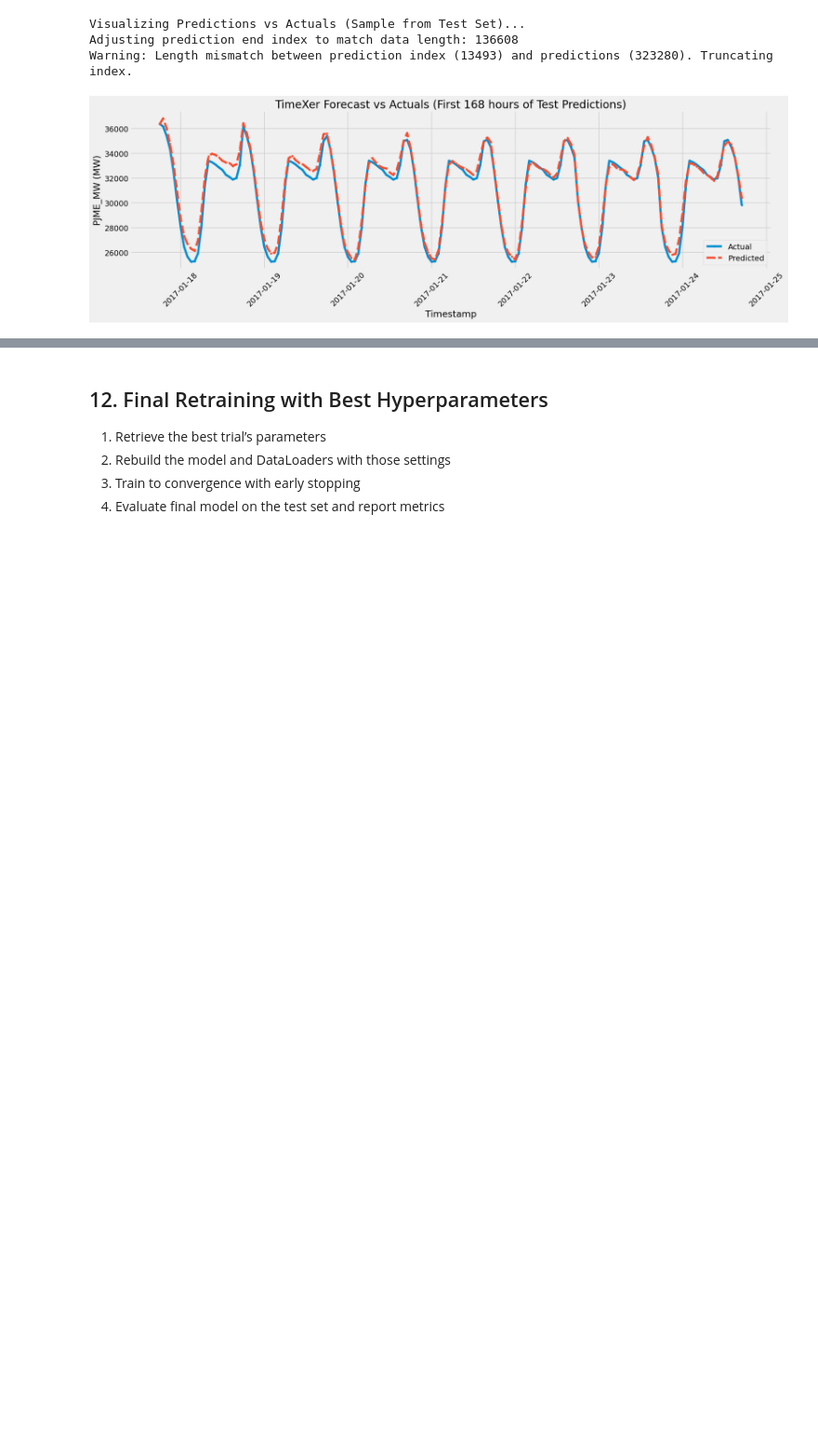
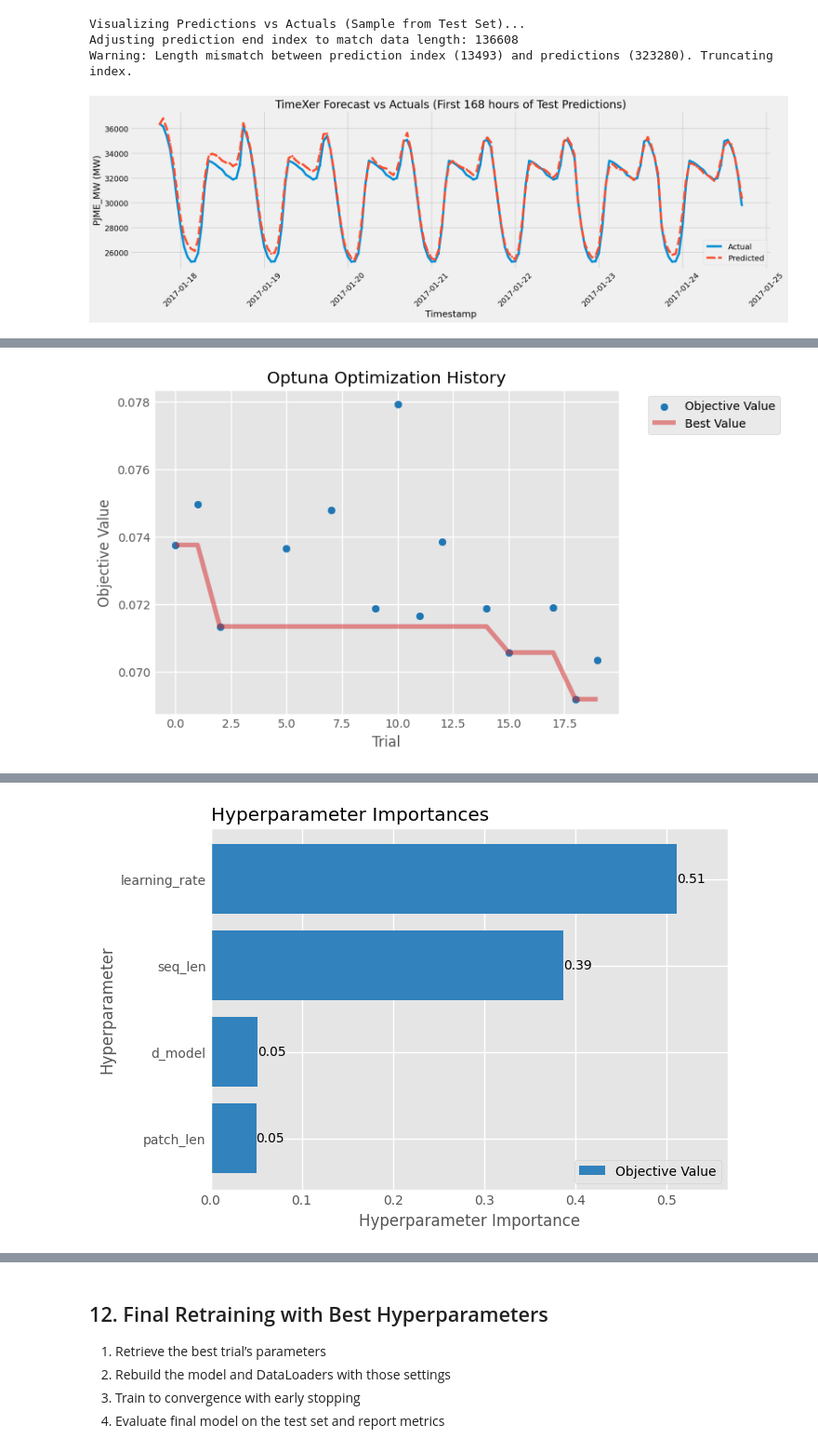
Before and after one commit to tealeave/hourly_energy_consumption, a Jupyter notebook: notebooks/timexer.ipynb, the cells around one changed output, grey strips where cells are left out. Shown at 93% size. Cells and saved outputs as stored; diff of their text form; code cells hidden in the pictures; blank space fills up the shorter version.

```diff
--- a/notebooks/timexer.ipynb
+++ b/notebooks/timexer.ipynb
@@ -1757,0 +1929,18 @@ Reordered columns. Target 'PJME_MW' is now last.
+# %%
+import matplotlib.pyplot as plt
+from optuna.visualization.matplotlib import (
+    plot_optimization_history as mplt_opt_hist,
+    plot_param_importances  as mplt_param_imp,
+)
+
+# History
+ax1 = mplt_opt_hist(study)
+ax1.set_title("Optuna Optimization History")
+plt.show()
+
+# Importances
+ax2 = mplt_param_imp(study)
+# ax2.set_title("Optuna Parameter Importances")
+plt.show()
+# %% [output]
+[figure, added]
@@ -1757,0 +1949 @@ Reordered columns. Target 'PJME_MW' is now last.
+[figure, added]
```
Also changed, not shown: parts of 16 cells of this notebook, 6 other files.
